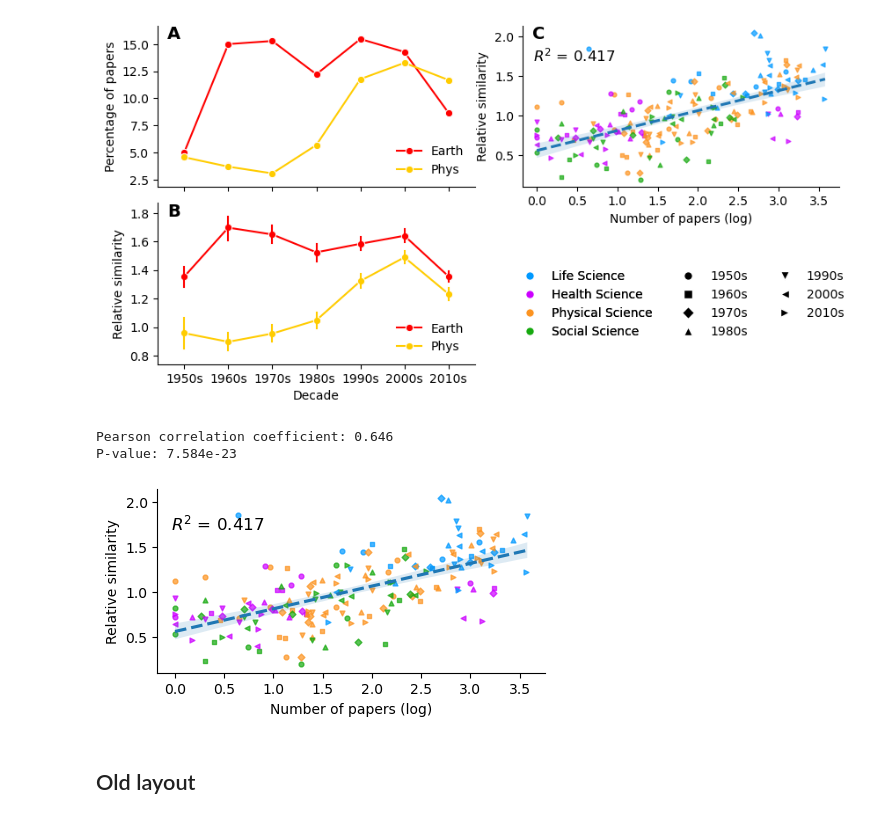
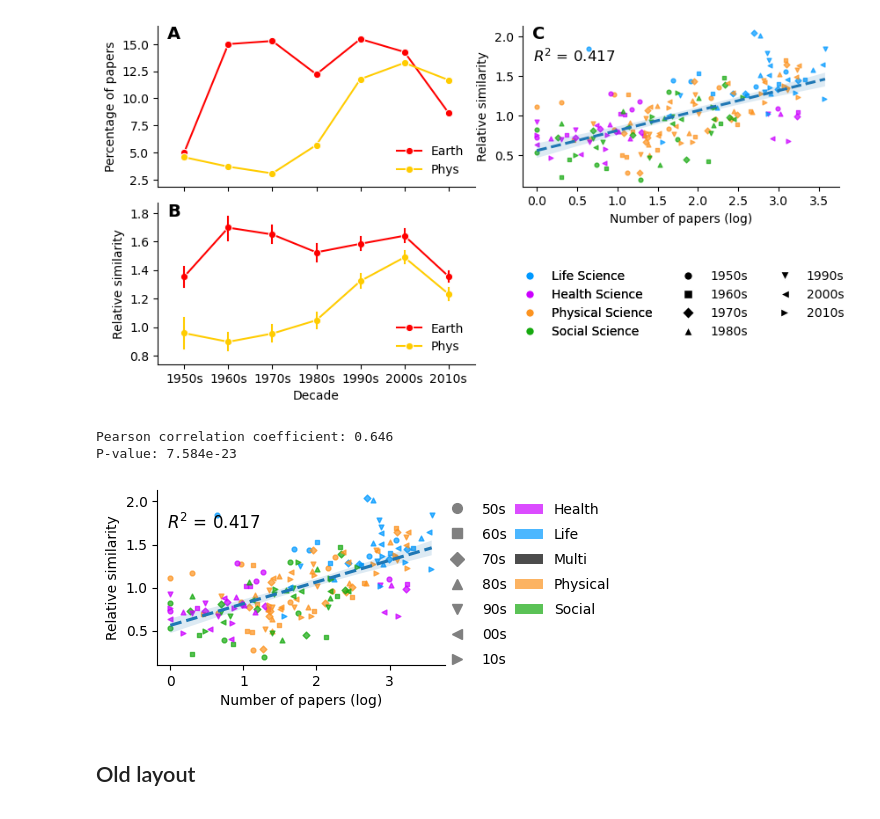
Before and after one commit to netknowledge/diachronic-p2v, a Jupyter notebook: figures/validation/Nature, Science, and PNAS.ipynb, the cells around one changed output. Drawn from its saved outputs; the diff is of its cells as text; code cells hidden in the pictures.

```diff
--- a/figures/validation/Nature, Science, and PNAS.ipynb
+++ b/figures/validation/Nature, Science, and PNAS.ipynb
@@ -38,3 +38,5 @@ data_dir:  /mnt/d/projects/diachronic-p2v/data
+# %%
+model.data_dir = '/media/sdb/p2v/pickles/'
 # %% [markdown]
 # Define functions
 # %%
@@ -1145,9 +1147,27 @@ P-value: 7.584e-23
 [figure]
 # %%
 from scipy.stats import pearsonr
+from matplotlib.lines import Line2D
+from matplotlib.patches import Patch
 
 disciplines = list(model.disc2abbr.keys())
 disciplines.remove('Multidisciplinary')
+
+disc_abbr_dict = {'Life Science': 'Life',
+             'Health Science': 'Health',
+             'Physical Science': 'Physical',
+             'Social Science': 'Social',
+             'Multidisciplinary': 'Multi'}
+
+decade_abbr_dict = {
+    '1950s': '50s',
+    '1960s': '60s',
+    '1970s': '70s',
+    '1980s': '80s',
+    '1990s': '90s',
+    '2000s': '00s',
+    '2010s': '10s',
+}
 
 # 调整列顺序
 # count_df = count_df[disciplines]
@@ -1166,6 +1186,18 @@ fig = plt.figure(figsize=(5, 5))
 
 ax = fig.add_subplot(2,1,1)
 markers = ['o', 's', 'D', '^', 'v', '<', '>', 'P']  # Different shapes for each decade
+
+# 为年代（标记形状）创建图例
+decade_handles = [Line2D([0], [0], marker=marker, color='grey', linestyle='None',
+                         markersize=7, label=decade_abbr_dict[decade])
+                  for decade, marker in zip(decades, markers)]
+
+# 为学科领域（颜色）创建图例
+# 首先获取所有唯一的领域和它们的颜色
+unique_areas = sorted(model.area_color_dict.keys())
+area_handles = [Patch(facecolor=model.area_color_dict[area], label=disc_abbr_dict[area], alpha=0.7)
+                for area in unique_areas]
+
 # Plot each discipline with different colors and each decade with different marker shapes
 for i, (decade, marker) in enumerate(zip(decades, markers)):
     for j, discipline in enumerate(disciplines):
@@ -1182,33 +1214,46 @@ for decade in decades:
     x_vals = [count_df.loc[decade, discipline] + 1 for discipline in disciplines]  # Log scale offset
     y_vals = [cs_df.loc[decade, discipline] / all_cs_df[all_cs_df.decade==decade].similarity.mean() for discipline in disciplines]
     # y_vals = [cs_df.loc[decade, discipline] for discipline in disciplines]
     combined_x_vals.extend(np.log10(x_vals))  # log-transform x-values
     combined_y_vals.extend(y_vals)
 
 # Using sns.regplot for the combined regression line
 sns.regplot(x=combined_x_vals, y=combined_y_vals, scatter=False, ax=ax,
             line_kws={"linestyle": "--"})
 
 ss_res = np.sum((combined_y_vals - np.polyval(np.polyfit(combined_x_vals, combined_y_vals, 1), combined_x_vals)) ** 2)
 ss_tot = np.sum((combined_y_vals - np.mean(combined_y_vals)) ** 2)
 r_squared = 1 - (ss_res / ss_tot)
 ax.text(0.035, 0.87, f"$R^2$ = {r_squared:.3f}",
           transform=ax.transAxes, fontsize=12, verticalalignment='top',)
 
 correlation_coef, p_value = pearsonr(combined_x_vals, combined_y_vals)
 print(f"Pearson correlation coefficient: {correlation_coef:.3f}")
 print(f"P-value: {p_value:.3e}")
 
 # Label axes and show plot
 ax.set_xlabel('Number of papers (log)')
 ax.set_ylabel('Relative similarity')
 ax.spines['top'].set_visible(False)
 ax.spines['right'].set_visible(False)
 
-plt.subplots_adjust(wspace=0.15, hspace=0.1)
+# plt.subplots_adjust(wspace=0.15, hspace=0.1)
+# 创建第一个图例（年代）
+legend1 = ax.legend(handles=decade_handles, frameon=False,
+                    bbox_to_anchor=(0.95, 1), loc='upper left', labelspacing=0.8)
+# 将第一个图例添加到坐标轴上
+ax.add_artist(legend1)
+
+# 创建第二个图例（学科领域）
+ax.legend(handles=area_handles, frameon=False,
+          bbox_to_anchor=(1.2, 0.6), loc='center left', labelspacing=0.8)
+
+
+# --- 调整布局以适应图例 ---
+plt.subplots_adjust(right=0.7) # 在右侧为图例留出空间
 plt.show()
 # %% [output]
 Pearson correlation coefficient: 0.646
 P-value: 7.584e-23
-[figure, old version]
+[figure, new version]
 # %%
```
Also changed, not shown: parts of 13 cells of this notebook, 5 other files.
